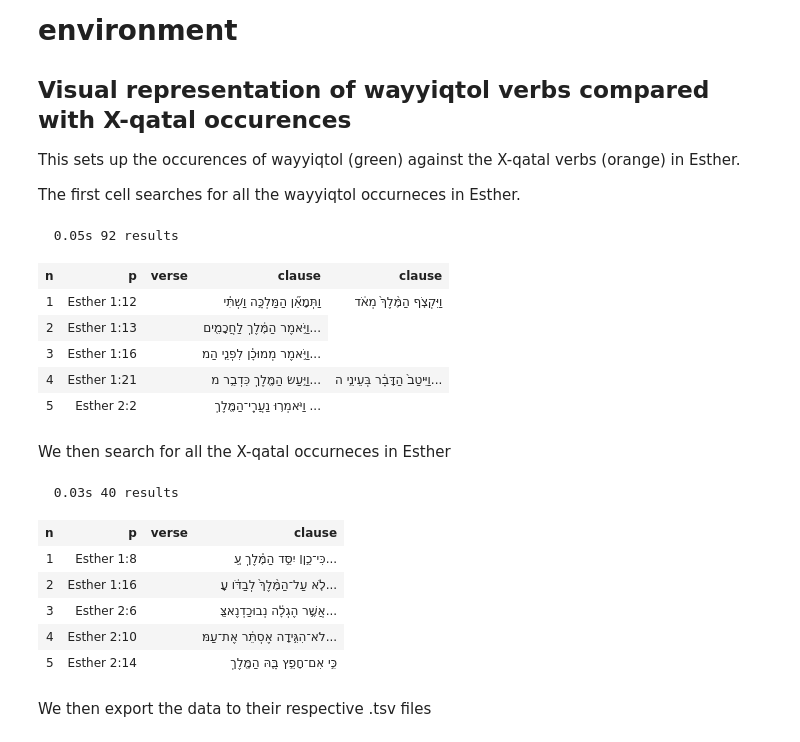
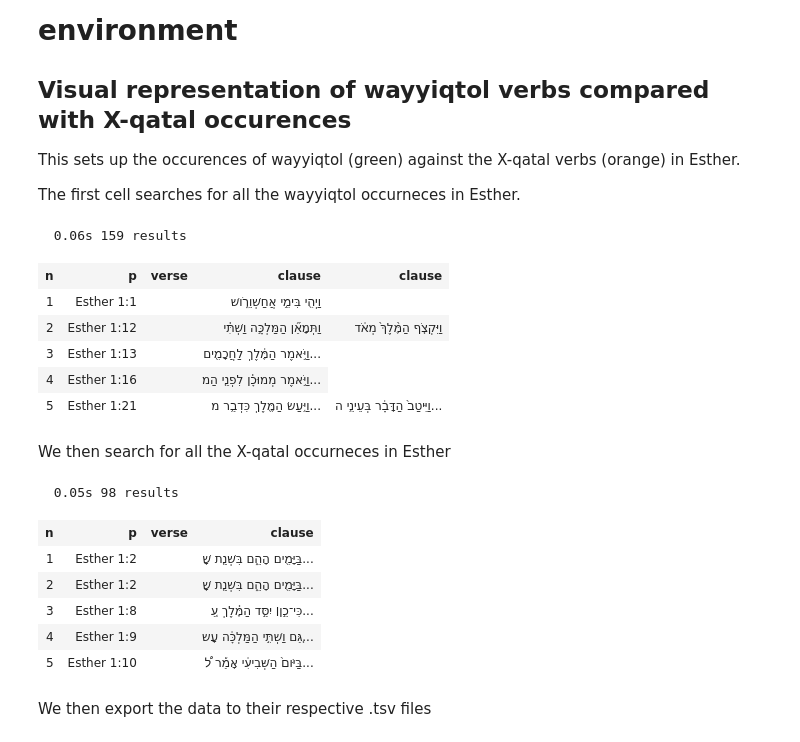
Before and after one commit to MalcolmGohSG/Esther, a Jupyter notebook: Esther-Visualizations.ipynb, the cells around one changed output. Cells and saved outputs as stored; diff of their text form; code cells hidden in the pictures.

```diff
--- a/Esther-Visualizations.ipynb
+++ b/Esther-Visualizations.ipynb
@@ -136,35 +136,35 @@ The first cell searches for all the wayyiqtol occurneces in Esther.
 # %%
 EstherWayyiqtolSearch = '''
 chapter book=Esther
-   clause typ=WayX
+   clause typ=WayX|Way0
 '''
 EstherWayyiqtolSearch  = BHS.search(EstherWayyiqtolSearch)
 BHS.table(EstherWayyiqtolSearch, start=1, end=5, extraFeatures={'function', 'lex_utf8'}, condensed=True)
 # %% [output]
-  0.05s 92 results
+  0.06s 159 results
 | n | p | verse | clause | clause |
-| 1 | Esther 1:12 |  | וַתְּמָאֵ֞ן הַמַּלְכָּ֣ה וַשְׁתִּ֗י | וַיִּקְצֹ֤ף הַמֶּ֨לֶךְ֙ מְאֹ֔ד |
-| 2 | Esther 1:13 |  | וַיֹּ֣אמֶר הַמֶּ֔לֶךְ לַחֲכָמִ֖ים... |
-| 3 | Esther 1:16 |  | וַיֹּ֣אמֶר מְמוּכָ֗ן לִפְנֵ֤י הַמ... |
-| 4 | Esther 1:21 |  | וַיַּ֥עַשׂ הַמֶּ֖לֶךְ כִּדְבַ֥ר מ... | וַיִּיטַב֙ הַדָּבָ֔ר בְּעֵינֵ֥י ה... |
-| 5 | Esther 2:2 |  | וַיֹּאמְר֥וּ נַעֲרֵֽי־הַמֶּ֖לֶךְ ... |
+| 1 | Esther 1:1 |  | וַיְהִ֖י בִּימֵ֣י אֲחַשְׁוֵרֹ֑ושׁ |
+| 2 | Esther 1:12 |  | וַתְּמָאֵ֞ן הַמַּלְכָּ֣ה וַשְׁתִּ֗י | וַיִּקְצֹ֤ף הַמֶּ֨לֶךְ֙ מְאֹ֔ד |
+| 3 | Esther 1:13 |  | וַיֹּ֣אמֶר הַמֶּ֔לֶךְ לַחֲכָמִ֖ים... |
+| 4 | Esther 1:16 |  | וַיֹּ֣אמֶר מְמוּכָ֗ן לִפְנֵ֤י הַמ... |
+| 5 | Esther 1:21 |  | וַיַּ֥עַשׂ הַמֶּ֖לֶךְ כִּדְבַ֥ר מ... | וַיִּיטַב֙ הַדָּבָ֔ר בְּעֵינֵ֥י ה... |
 # %% [markdown]
 We then search for all the X-qatal occurneces in Esther
 # %%
 EstherxQtXSearch = '''
 chapter book=Esther
-   clause typ=xQtX
+   clause typ=xQtX|XQtl|xQt0
 '''
 EstherxQtXSearch  = BHS.search(EstherxQtXSearch)
 BHS.table(EstherxQtXSearch, start=1, end=5, extraFeatures={'function', 'lex_utf8'}, condensed=True)
 # %% [output]
-  0.03s 40 results
+  0.05s 98 results
 | n | p | verse | clause |
-| 1 | Esther 1:8 |  | כִּי־כֵ֣ן׀ יִסַּ֣ד הַמֶּ֗לֶךְ עַ֚... |
-| 2 | Esther 1:16 |  | לֹ֤א עַל־הַמֶּ֨לֶךְ֙ לְבַדֹּ֔ו עָ... |
-| 3 | Esther 2:6 |  | אֲשֶׁ֣ר הֶגְלָ֔ה נְבוּכַדְנֶאצַּ֖... |
-| 4 | Esther 2:10 |  | לֹא־הִגִּ֣ידָה אֶסְתֵּ֔ר אֶת־עַמּ... |
-| 5 | Esther 2:14 |  | כִּ֣י אִם־חָפֵ֥ץ בָּ֛הּ הַמֶּ֖לֶךְ |
+| 1 | Esther 1:2 |  | בַּיָּמִ֖ים הָהֵ֑ם בִּשְׁנַ֤ת שָׁ... |
+| 2 | Esther 1:2 |  | בַּיָּמִ֖ים הָהֵ֑ם בִּשְׁנַ֤ת שָׁ... |
+| 3 | Esther 1:8 |  | כִּי־כֵ֣ן׀ יִסַּ֣ד הַמֶּ֗לֶךְ עַ֚... |
+| 4 | Esther 1:9 |  | גַּ֚ם וַשְׁתִּ֣י הַמַּלְכָּ֔ה עָש... |
+| 5 | Esther 1:10 |  | בַּיֹּום֙ הַשְּׁבִיעִ֔י אָמַ֡ר ל֠... |
 # %% [markdown]
 We then export the data to their respective .tsv files
 # %%
```
Also changed, not shown: parts of 9 cells of this notebook, 1 other file.
